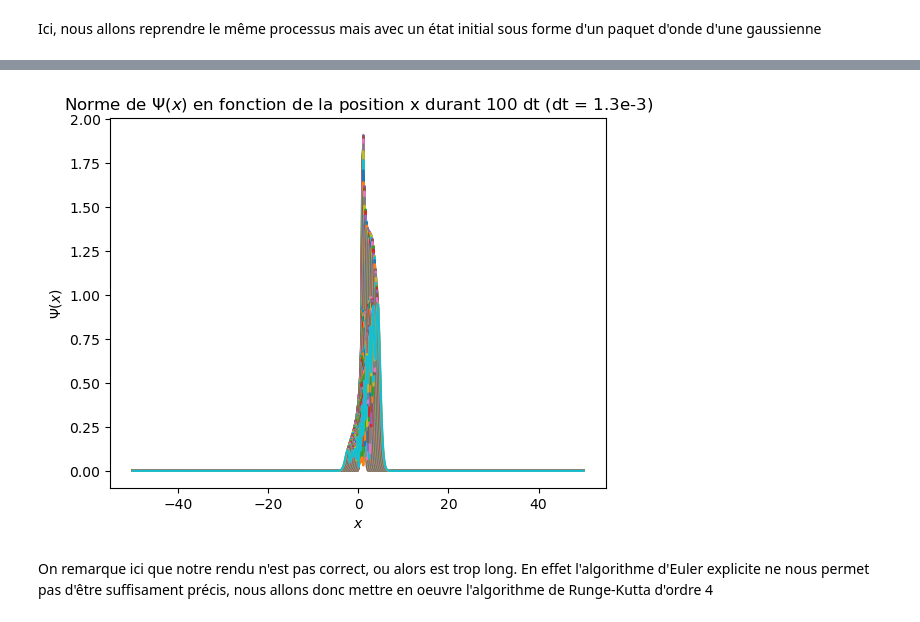
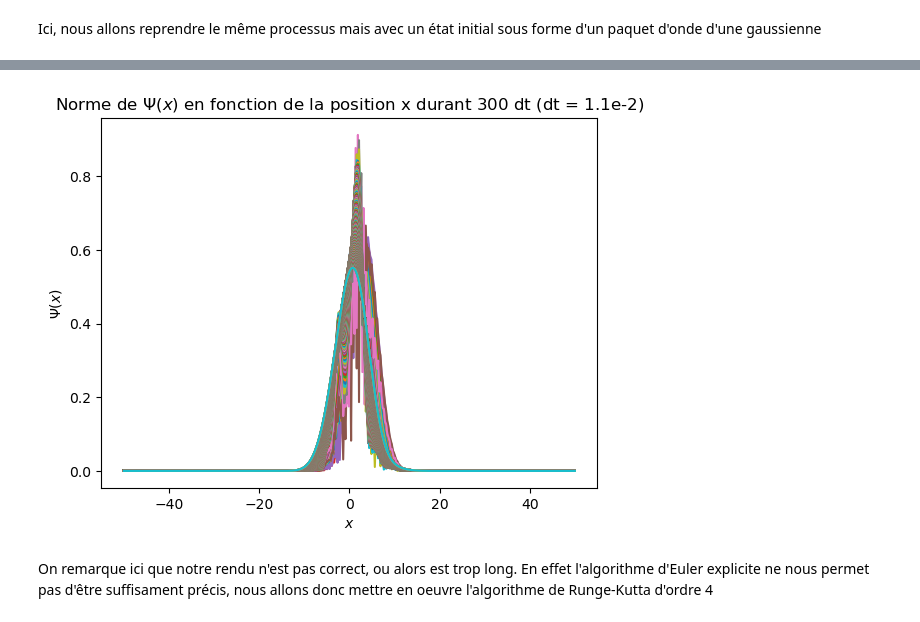
Before and after one commit to lucasboistay/shrodinger_simulation, a Jupyter notebook: evo_temp.ipynb, the cells around one changed output, grey strips where cells are left out. Cells and saved outputs as stored; diff of their text form; code cells hidden in the pictures.

```diff
--- a/evo_temp.ipynb
+++ b/evo_temp.ipynb
@@ -19,7 +19,7 @@ N = 400
 L = 50
 dx = L/N
 
-M = 4000
+M = 448
 T = 5
 dt = T/M
 dt_approx = np.format_float_scientific(dt, precision = 1, exp_digits=1)
@@ -191,7 +185,7 @@ plt.show()
 # %%
-get_graph(psi0,V_nul,euler,"euler_gaussienne",100)
+get_graph(get_psi_gauss(1,0.5,2),V_nul,euler,"euler_gaussienne",300)
 # %% [output]
-[figure, old version]
+[figure, new version]
 # %% [markdown]
 On remarque ici que notre rendu n'est pas correct, ou alors est trop long. En effet l'algorithme d'Euler explicite ne nous permet pas d'être suffisament précis, nous allons donc mettre en oeuvre l'algorithme de Runge-Kutta d'ordre 4
 # %%
```
Also changed, not shown: parts of 12 cells of this notebook.
